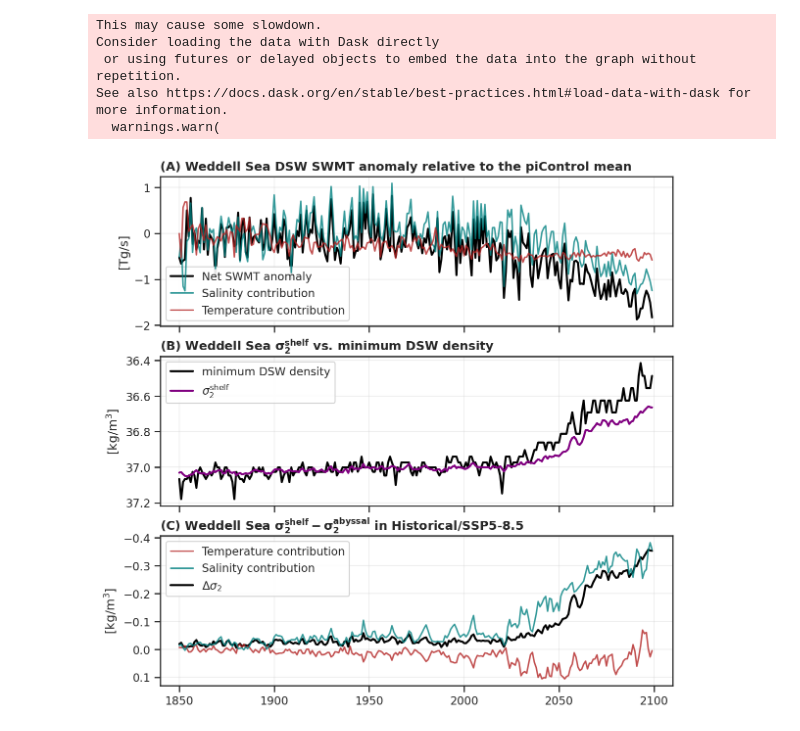
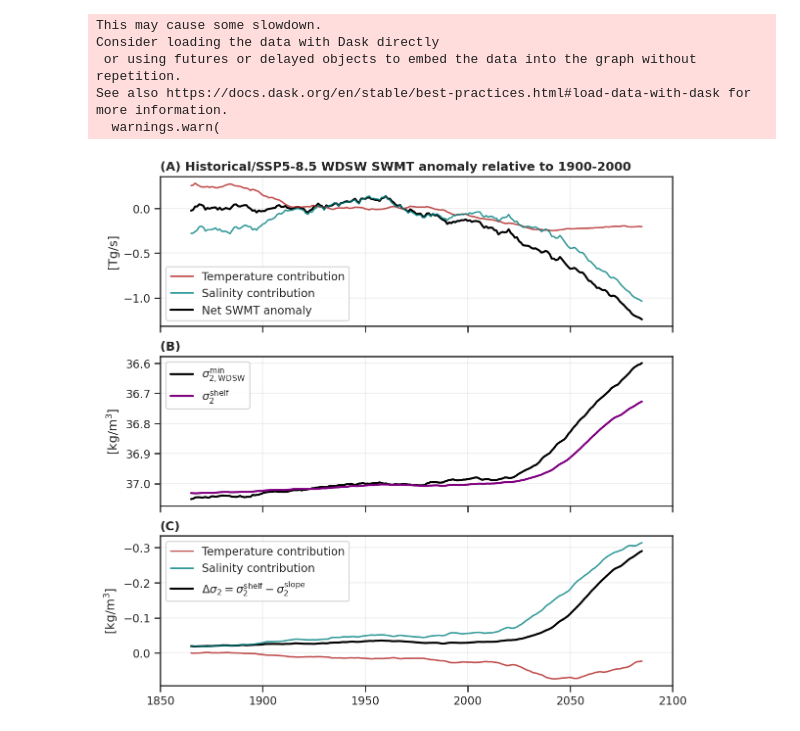
Before and after one commit to anthony-meza/CM4XAbyssalSWMT, a Jupyter notebook: notebooks/5.processing_SectionTracers_Znative_PAC.ipynb, the cells around one changed output. Cells and saved outputs as stored; diff of their text form; code cells hidden in the pictures.

```diff
--- a/notebooks/5.processing_SectionTracers_Znative_PAC.ipynb
+++ b/notebooks/5.processing_SectionTracers_Znative_PAC.ipynb
@@ -890,8 +1020,8 @@ density_difference_ds["S_contribution"] = rho_mid * beta_mid * delta_SA
 
 density_difference_ds["reconstructed_sigma2_diff"] = density_difference_ds["T_contribution"] + density_difference_ds["S_contribution"]
 # %%
-rolling_window = 1
-
+rolling_window = 30
+center = True
 # ==========================================
 # 4. SINGLE AXIS VISUALIZATION
 # ==========================================
@@ -899,64 +1029,66 @@ fig, axes = plt.subplots(3, 1, figsize=(9, 9), sharex = True)
 
 ax = axes[0]
 
-forced_SWMT = max_sbf_weddell.sel(exp = "forced") - max_sbf_weddell.sel(exp = "control").mean("year")
+forced_SWMT = max_sbf_weddell.sel(exp = "forced")
+forced_SWMT = forced_SWMT - max_sbf_weddell.sel(exp = "forced").sel(year = slice(1900, 2000)).mean("year")
 
-forced_SWMT = forced_SWMT.rolling(year = rolling_window, center = False).mean("year").sel(year  = slice(None, window))
+forced_SWMT = forced_SWMT.rolling(year = rolling_window, center = center).mean("year")
 SWMT_times = forced_SWMT.year
+ax.plot(SWMT_times, forced_SWMT["SWMT_heat"], label='Temperature contribution', color='firebrick', alpha=0.8, linewidth=1.5, zorder = 10)
+ax.plot(SWMT_times, forced_SWMT["SWMT_salt"], label='Salinity contribution', color='teal', alpha=0.8, linewidth=1.5, zorder = 10)
 ax.plot(SWMT_times, forced_SWMT["SWMT"], label = "Net SWMT anomaly", color='black', linewidth=2)
-ax.plot(SWMT_times, forced_SWMT["SWMT_salt"], label='Salinity contribution', color='teal', alpha=0.8, linewidth=1.5, zorder = 10)
-ax.plot(SWMT_times, forced_SWMT["SWMT_heat"], label='Temperature contribution', color='firebrick', alpha=0.8, linewidth=1.5, zorder = 10)
+
 # forced_SWMT["SWMT_residual"].plot(ax = ax)
 ax.legend(loc='best', framealpha=0.9)
 ax.grid(alpha=0.3)
 ax.set_xlabel('')
 ax.set_ylabel(r'[Tg/s]')
-ax.set_title("(A) Weddell Sea DSW SWMT anomaly relative to the piControl mean", loc="left", fontweight = "bold")
+ax.set_title("(A) Historical/SSP5-8.5 WDSW SWMT anomaly relative to 1900-2000", loc="left", fontweight = "bold")
 # ax.set_xlim(-3, None)
 
 ax = axes[2]
 # Plot the individual T and S contributions
-wedell_density_diff = density_difference_ds.sel(expt = "forced")
+wedell_density_diff = density_difference_ds.sel(expt = "forced").rolling(year = rolling_window, center = center).mean("year")
 ax.plot(time, wedell_density_diff["T_contribution"], label='Temperature contribution', color='firebrick', alpha=0.8, linewidth=1.5, zorder = 10)
 ax.plot(time, wedell_density_diff["S_contribution"], label='Salinity contribution', color='teal', alpha=0.8, linewidth=1.5, zorder = 10)
 
 # Plot the total differences (Actual and Reconstructed)
 # Make 'Actual' thick and solid, 'Reconstructed' dashed and slightly thinner to lay on top
-ax.plot(time, wedell_density_diff["actual_sigma2_diff"], label=r"$\Delta \sigma_2 $", color='black', linewidth=2)
+ax.plot(time, wedell_density_diff["actual_sigma2_diff"], label=r"$\Delta \sigma_2 = {\sigma^{\mathrm{shelf}}_2 - \sigma^{\mathrm{slope}}_2}$", color='black', linewidth=2)
 # ax.plot(time, wedell_density_diff["reconstructed_sigma2_diff"], label='linear reconstruction of $\Delta\sigma_2$', color='grey', linestyle='--', linewidth=2.0)
 
 # Formatting
 # ax.set_xlabel('year')
 ax.set_xlabel('')
 ax.set_ylabel(r'[kg/m$^{3}$]')
-ax.set_title("(C) Weddell Sea " + r"$\mathbf{\sigma^{\mathbf{shelf}}_2 - \sigma^{\mathbf{abyssal}}_2}$" + " in Historical/SSP5-8.5", loc="left", fontweight = "bold")
+ax.set_title("(C)", loc="left", fontweight = "bold")
 ax.legend(loc='best', framealpha=0.9)
 ax.grid(alpha=0.3)
 ax.invert_yaxis()
 ts['sigma2_offline']
 ax = axes[1]
 
 swmt_max_density = max_sbf_weddell_loc.sel(exp = "forced")
-swmt_max_density = swmt_max_density.rolling(year = rolling_window, center = False).mean().sel(year  = slice(None, window))
-ax.plot(swmt_max_density.year, swmt_max_density, color='black', linewidth=2, label= "minimum DSW density")
+swmt_max_density = swmt_max_density.rolling(year = rolling_window, center = center).mean()
+ax.plot(swmt_max_density.year, swmt_max_density, color='black', linewidth=2, label= r"$\sigma_{2,\substack{\mathrm{WDSW}}}^{\min}$")
 
 # swmt_max_density = ds_maximum_sbf["max_surface_boundary_flux_density"].sel(exp = "control")
 # swmt_max_density = swmt_max_density.rolling(year = rolling_window, center = False).mean().sel(year  = slice(None, window))
 # ax.plot(swmt_max_density.year, swmt_max_density, color='black', linewidth=2)
 
 
-ax.plot(ts.year, ts['sigma2_offline'].sel(expt = "forced"), color='purple', linewidth=2, label=r"$\sigma^{\mathrm{shelf}}_2$")
+ax.plot(ts.year, ts['sigma2_offline'].sel(expt = "forced").rolling(year = rolling_window, center = center).mean(), color='purple', linewidth=2, label=r"$\sigma^{\mathrm{shelf}}_2$")
 
 # ax.plot(ts.year, ts['sigma2_obs'].sel(expt = "control"), color='black', linewidth=2, linestyle = "--")
 
 ax.legend(loc='best', framealpha=0.9)
 ax.grid(alpha=0.3)
 ax.set_xlabel('')
 ax.set_ylabel(r'[kg/m$^{3}$]')
-ax.set_title("(B) Weddell Sea " + r"$\mathbf{\sigma^{\mathbf{shelf}}_2}$" + " vs. minimum DSW density", loc="left", fontweight = "bold")
+ax.set_title("(B) ", loc="left", fontweight = "bold")
 
-ax.set_xlim(1840, 2110)
+ax.set_xlim(1850, 2100)
 ax.invert_yaxis()
 fig.savefig("plots/7.Weddell_density_SWMT_comparison.png", dpi = 250, bbox_inches = "tight")
 # %% [output]
-[figure, old version]
+[figure, new version]
```
Also changed, not shown: parts of 4 cells of this notebook, 13 other files.
